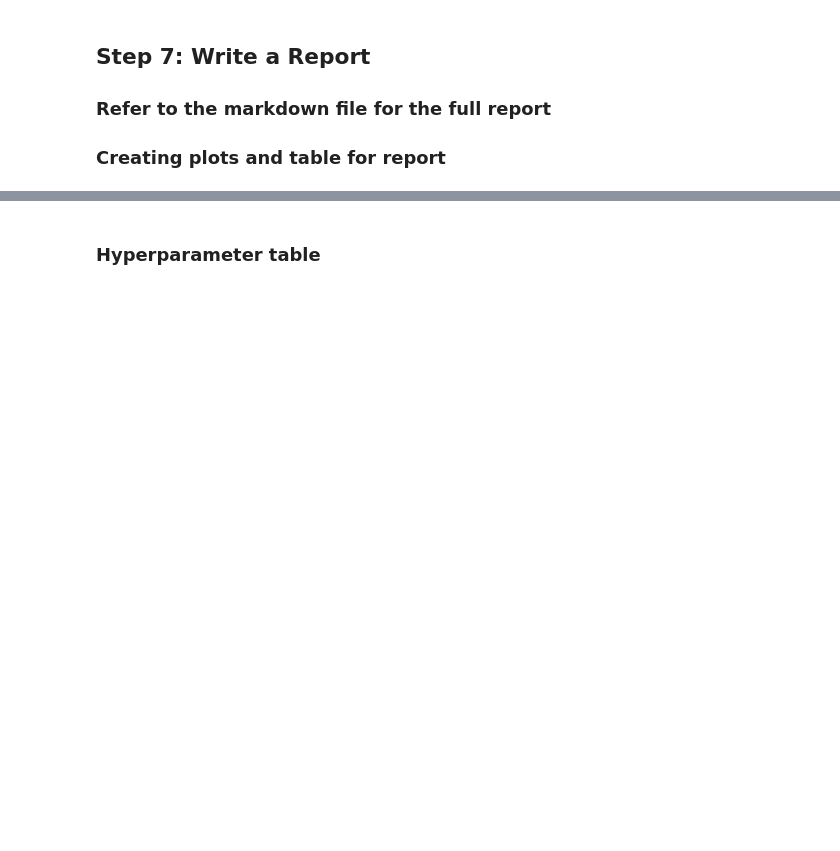
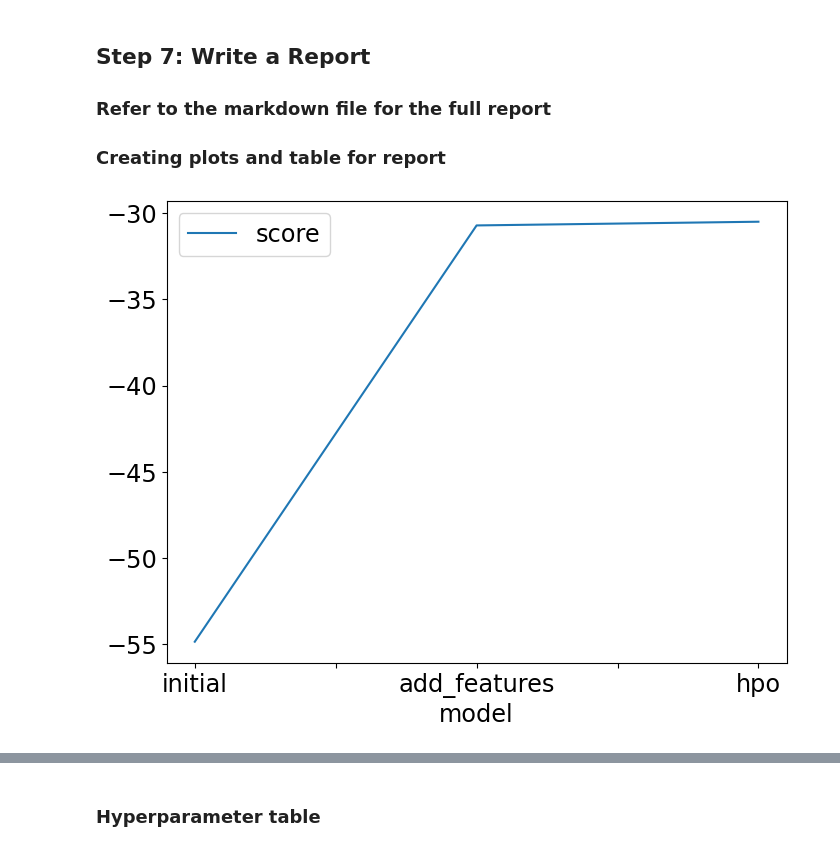
Before and after one commit to castroisabel/MLE-udacity, a Jupyter notebook: bike-sharing-demand/project_notebook.ipynb, the cells around one changed output, grey strips where cells are left out. Saved outputs shown, nothing was run; the diff lists cells and outputs as text; code cells hidden in the pictures; blank space fills up the shorter version.

```diff
--- a/bike-sharing-demand/project.ipynb
+++ b/bike-sharing-demand/project_notebook.ipynb
@@ -478,13 +545,15 @@ submission_new_hpo.to_csv("submission_new_hpo.csv", index=False)
 # %%
 # Taking the top model score from each training run and creating a line plot to show improvement
 # You can create these in the notebook and save them to PNG or use some other tool (e.g. google sheets, excel)
 fig = pd.DataFrame(
     {
         "model": ["initial", "add_features", "hpo"],
-        "score": [?, ?, ?]
+        "score": [-54.841567, -30.725414, -30.510682]
     }
 ).plot(x="model", y="score", figsize=(8, 6)).get_figure()
 fig.savefig('model_train_score.png')
+# %% [output]
+[figure, added]
 # %%
 # Take the 3 kaggle scores and creating a line plot to show improvement
 fig = pd.DataFrame(
```
Also changed, not shown: parts of 24 cells of this notebook, 3 other files.
